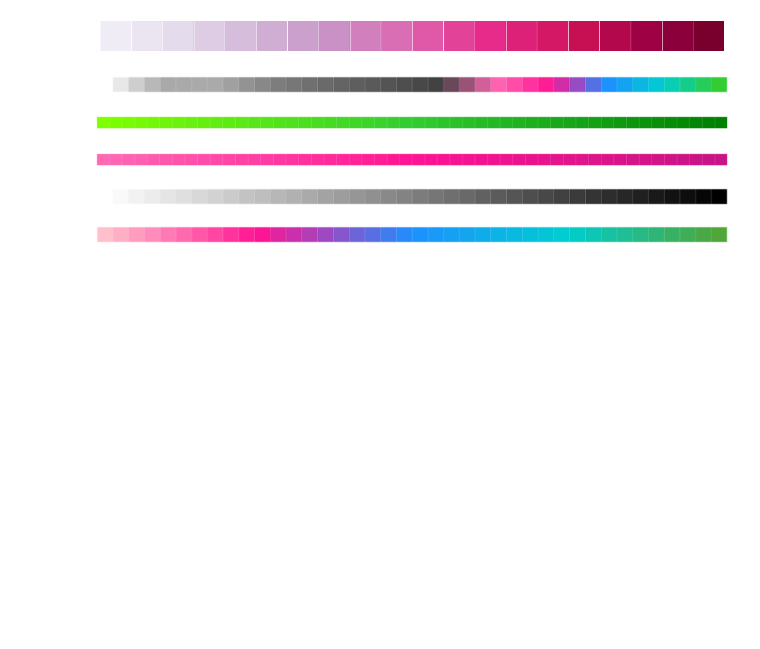
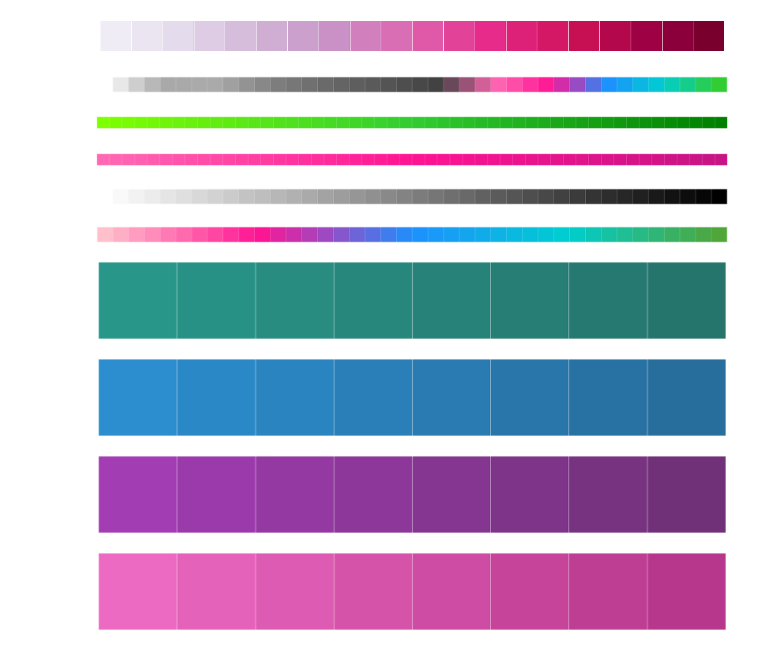
Before and after one commit to laurennc/BmoreCGM, a Jupyter notebook: colors-seaborn.ipynb, the cells around one changed output. Cells and saved outputs as stored; diff of their text form; code cells hidden in the pictures; blank space fills up the shorter version.

Commit message:
looking for color maps to show ionization structure

```diff
--- a/colors-seaborn.ipynb
+++ b/colors-seaborn.ipynb
@@ -163,3 +163,13 @@ sns.palplot(sns.blend_palette(("white",'black'), n_colors=40),size=2)
 sns.palplot(sns.blend_palette(('Pink','DeepPink','#1E90FF','DarkTurquoise','#50A638'), n_colors=40),size=2)
 # %% [output]
 [figure]
+# %%
+sns.palplot(sns.blend_palette(("#29968A",'#26756D'), n_colors=8),size=4)
+sns.palplot(sns.blend_palette(("#2C8DCF",'#286E9C'), n_colors=8),size=4)
+sns.palplot(sns.blend_palette(("#A33DB4",'#703178'), n_colors=8),size=4)
+sns.palplot(sns.blend_palette(("#ED6AC2",'#B7378C'), n_colors=8),size=4)
+# %% [output]
+[figure, added]
+[figure, added]
+[figure, added]
+[figure, added]
```
